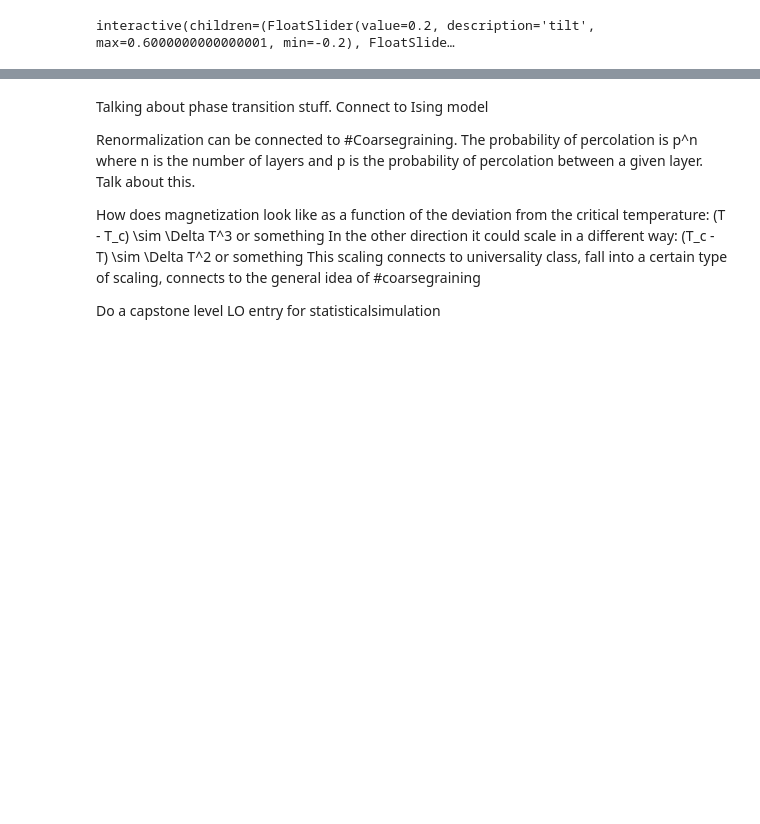
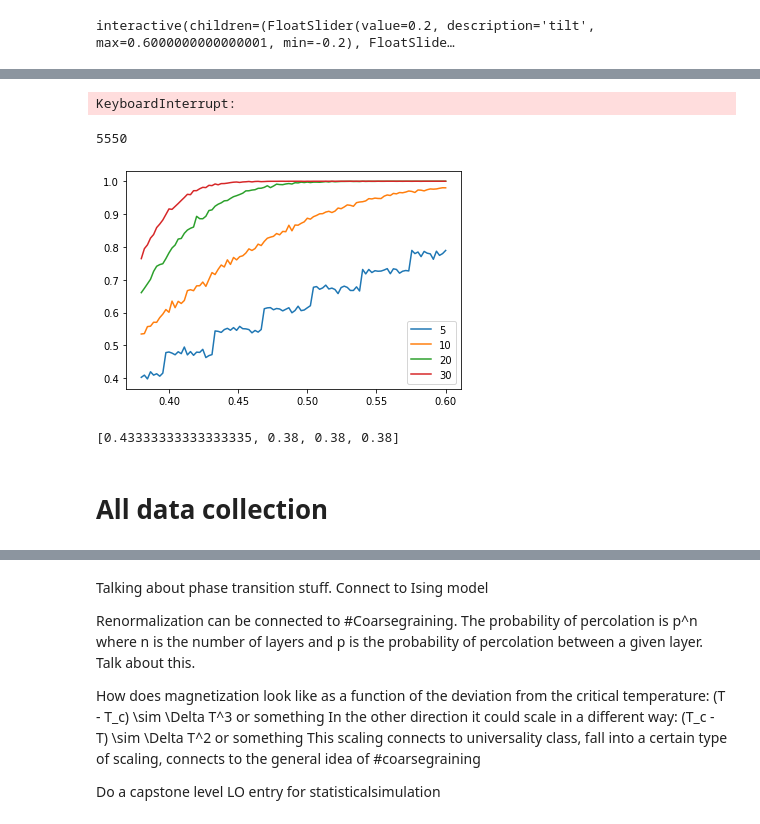
Before and after one commit to g-nilsson/Percolation-in-different-grids, a Jupyter notebook: NS162 Final.ipynb, the cells around one changed output, grey strips where cells are left out. Saved outputs shown, nothing was run; the diff lists cells and outputs as text; code cells hidden in the pictures; blank space fills up the shorter version.

```diff
--- a/NS162 Final.ipynb
+++ b/NS162 Final.ipynb
@@ -1390,7 +1376,7 @@ def check_percolation_3d_RDG6(grid, periodic = False):
 # %%
 from tqdm import tqdm
 
-def simulate_3d_RDG6(N_vals, p_vals_count, iter_per_param, p_range=(0,1)):
+def simulate_3d_RDG6(N_vals, p_vals_count, iter_per_param, p_range=(0,1), periodic=False):
     data = np.zeros((len(N_vals), p_vals_count, 2))
 
     for N_i, N in tqdm(enumerate(N_vals)):
@@ -1400,7 +1386,7 @@ def simulate_3d_RDG6(N_vals, p_vals_count, iter_per_param, p_range=(0,1)):
                 grid = create_3d_grid(N, p)
 
                 # Test for percolation
-                perc_true = int(check_percolation_3d_RDG6(grid))
+                perc_true = int(check_percolation_3d_RDG6(grid, periodic=periodic))
 
                 # Count
                 data[N_i, p_i, perc_true] += 1
@@ -1451,0 +1472,58 @@ interactive(children=(FloatSlider(value=0.2, description='tilt', max=0.600000000
+# %%
+# Gather data
+N_vals = [5, 10, 20, 30]
+p_vals_count = 100
+iter_per_param = 50
+p_range=(0.14, 0.21)
+periodic=True
+files_RDG6 = []
+
+for N in N_vals:
+    file_name = f"C:\\Users\\gabri\\Desktop\\NS162 Final workbooks\\data\\RDG6_{N}_{p_range}_{p_vals_count}_{'periodic_' if periodic else ''}data.txt"
+    file = open(file_name, 'a')
+    files_RDG6.append(file)
+
+while True:
+
+    data_RDG6 = simulate_3d_RDG6(N_vals, p_vals_count, iter_per_param, p_range=p_range, periodic=periodic)
+
+    for i, N in enumerate(N_vals):
+        files_RDG6[i].write(f"{list(data_RDG6[i])}#")
+# %% [output]
+KeyboardInterrupt:
+# %%
+for file in files_RDG6:
+    file.close()
+# %%
+# Plot from data
+N_vals = [5, 10, 20, 30]
+p_vals_count = 100
+p_range=(0.14, 0.21)
+periodic = True
+data_RDG6 = []
+
+all_N_total_arrs = []
+for N in N_vals:
+    file_name = f"C:\\Users\\gabri\\Desktop\\NS162 Final workbooks\\data\\RDG6_{N}_{p_range}_{p_vals_count}_{'periodic_' if periodic else ''}data.txt"
+    file = open(file_name, 'r')
+    data_str = file.read()
+    data_str = data_str.replace('array', 'np.array')
+    data_str = data_str.replace(')', ', dtype=np.int32)')
+    data_str = data_str.split('#')[:-1]
+    file.close()
+    total_arr = np.array([np.array([0, 0]) for _ in range(p_vals_count)])
+    for single_arr_str in data_str:
+        single_arr = np.array(eval(single_arr_str)) # Dangerous!
+        total_arr += single_arr
+    all_N_total_arrs.append(total_arr)
+
+all_N_total_arrs = np.array(all_N_total_arrs)
+print(np.sum(all_N_total_arrs[0][0]))
+plot_results_3d(all_N_total_arrs, p_range=p_range)
+# %% [output]
+5550
+[figure, added]
+[0.43333333333333335, 0.38, 0.38, 0.38]
+# %% [markdown]
+
+# All data collection
```
Also changed, not shown: parts of 31 cells of this notebook, 37 other files.
